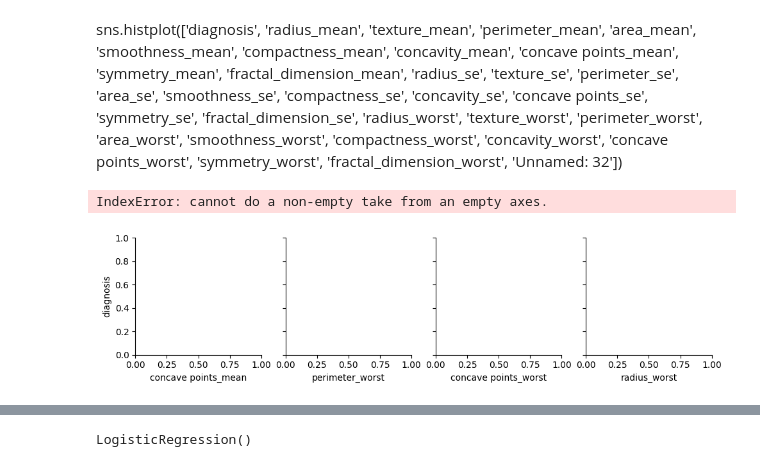
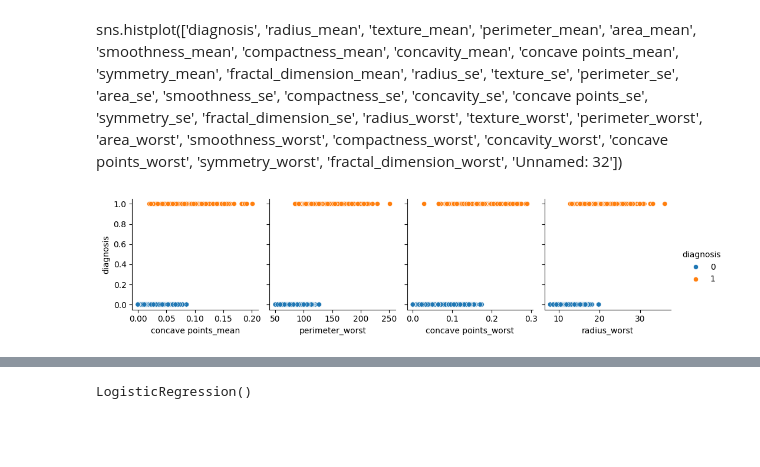
Before and after one commit to Noma999/Bank-App, a Jupyter notebook: Breast_Cancer_Prediction.ipynb, the cells around one changed output, grey strips where cells are left out. Drawn from its saved outputs; the diff is of its cells as text; code cells hidden in the pictures; blank space fills up the shorter version.

```diff
--- a/Breast_Cancer_Prediction.ipynb
+++ b/Breast_Cancer_Prediction.ipynb
@@ -159,9 +159,8 @@ sns.histplot(['diagnosis', 'radius_mean', 'texture_mean', 'perimeter_mean',
 # %%
 selected_columns = ['concave points_mean', 'perimeter_worst', 'concave points_worst','radius_worst']
 
 # Create a scatterplot matrix
-sns.pairplot(data, x_vars=selected_columns, y_vars='diagnosis', hue='diagnosis', kind='sc')
+sns.pairplot(data, x_vars=selected_columns, y_vars='diagnosis', hue='diagnosis', kind='scatter')
 plt.show()
 # %% [output]
-IndexError: cannot do a non-empty take from an empty axes.
-[figure, old version]
+[figure, new version]
```
Also changed, not shown: parts of 3 cells of this notebook.
